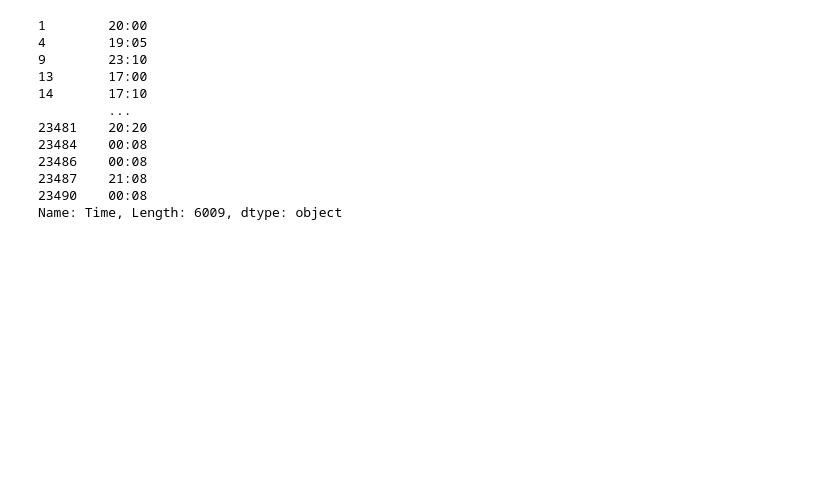
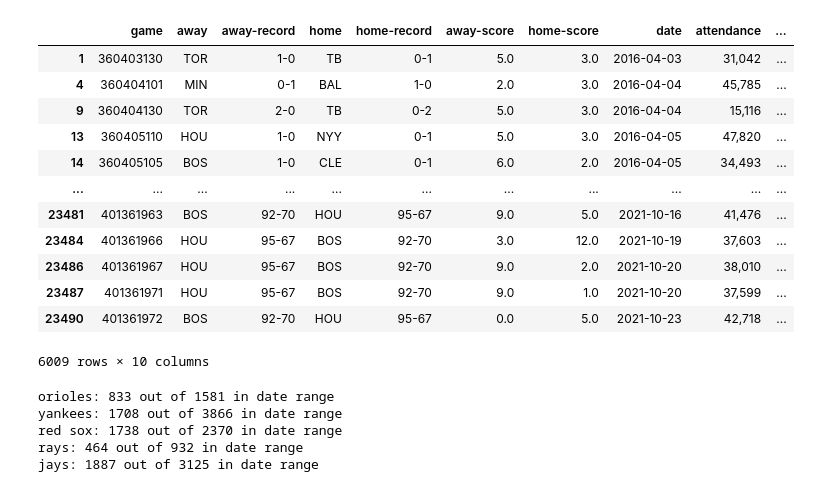
Before and after one commit to TenzinSommer/DSCI-125-HW-2, a Jupyter notebook: hw2_step1.ipynb, the cells around one changed output. Drawn from its saved outputs; the diff is of its cells as text; code cells hidden in the pictures; blank space fills up the shorter version.

```diff
--- a/hw2_step1.ipynb
+++ b/hw2_step1.ipynb
@@ -206,42 +255,50 @@ urls.clear()
 # %%
 gdf = pd.read_csv('games.csv')
 
-# Fix date format
-# gdf['Date'] = gdf['Date'].apply(lambda x: str.split(x,'T')[0])
-# gdf['Date']
+
 
 # Remove games with no AL East teams
 teamIDs = ['BOS','TOR','TB','NYY','BAL']
-gdf = gdf.loc[(gdf['home'].apply(lambda x: x in teamIDs) | \
-             gdf['away'].apply(lambda x: x in teamIDs))]
+gdf = gdf.loc[(
+    		gdf['home'].apply(lambda x: x in teamIDs) |
+            gdf['away'].apply(lambda x: x in teamIDs)
+            )]
 
 # Trim unnecessary columns
 gdf = gdf.drop(columns=gdf.columns[24:], axis=1)
 gdf = gdf.drop(columns=['Walks Issued - Away',
 					  'Walks Issued - Home',
 					  'Stolen Bases - Away',
 					  'Stolen Bases - Home',
 					  'Strikeouts Thrown - Away',
 					  'Strikeouts Thrown - Home',
 					  'Total Bases - Away',
 					  'Total Bases - Home',
 					  'Stadium',
-					  'Location'])
+					  'Location',
+                      'Odds',
+                      'O/U',
+                      'postseason info',
+                      'awayaway-record',
+                      'homehome-record'])
+
+gdf.columns = gdf.columns.str.lower()
+gdf['time'] = gdf['date'].str[11:16]
+gdf['date'] = gdf['date'].str[:10]
+
+
+display(gdf)
+# %% [output]
+|  | game | away | away-record | home | home-record | away-score | home-score | date | attendance | ... |
+| 1 | 360403130 | TOR | 1-0 | TB | 0-1 | 5.0 | 3.0 | 2016-04-03 | 31,042 | ... |
+| 4 | 360404101 | MIN | 0-1 | BAL | 1-0 | 2.0 | 3.0 | 2016-04-04 | 45,785 | ... |
+| 9 | 360404130 | TOR | 2-0 | TB | 0-2 | 5.0 | 3.0 | 2016-04-04 | 15,116 | ... |
+| 13 | 360405110 | HOU | 1-0 | NYY | 0-1 | 5.0 | 3.0 | 2016-04-05 | 47,820 | ... |
+| 14 | 360405105 | BOS | 1-0 | CLE | 0-1 | 6.0 | 2.0 | 2016-04-05 | 34,493 | ... |
+| ... | ... | ... | ... | ... | ... | ... | ... | ... | ... | ... |
+| 23481 | 401361963 | BOS | 92-70 | HOU | 95-67 | 9.0 | 5.0 | 2021-10-16 | 41,476 | ... |
+| 23484 | 401361966 | HOU | 95-67 | BOS | 92-70 | 3.0 | 12.0 | 2021-10-19 | 37,603 | ... |
+| 23486 | 401361967 | HOU | 95-67 | BOS | 92-70 | 9.0 | 2.0 | 2021-10-20 | 38,010 | ... |
+| 23487 | 401361971 | HOU | 95-67 | BOS | 92-70 | 9.0 | 1.0 | 2021-10-20 | 37,599 | ... |
+| 23490 | 401361972 | BOS | 92-70 | HOU | 95-67 | 0.0 | 5.0 | 2021-10-23 | 42,718 | ... |
+6009 rows × 10 columns
-# %%
-gdf['Time'] = gdf['Date']
-
-gdf['Time'] = gdf['Time'].str.slice(start=11, stop=16)
-gdf['Date'] = gdf['Date'].str.slice(start=0, stop=10)
-# %% [output]
-1        20:00
-4        19:05
-9        23:10
-13       17:00
-14       17:10
-         ...
-23481    20:20
-23484    00:08
-23486    00:08
-23487    21:08
-23490    00:08
-Name: Time, Length: 6009, dtype: object
@@ -247,0 +453,22 @@ Name: Time, Length: 6009, dtype: object
+# %%
+
+team_names = ['orioles', 'yankees', 'red sox', 'rays', 'jays']
+
+for i in range(5):
+    team_df = team_dfs[i]
+    length = len(team_df)
+    team_df, team_dict = gen_bow(team_df, 'text')
+    team_df['tokens'] = team_df['text'].apply(text2tokens)
+    # display(team_df)
+    # display(team_dict)
+
+    in_range = len(team_df.loc[(team_df['date'] <= '2021-10-23') &
+                          (team_df['date'] >= '2016-04-03')])
+
+    print(team_names[i]+':', in_range, 'out of', length, 'in date range')
+# %% [output]
+orioles: 833 out of 1581 in date range
+yankees: 1708 out of 3866 in date range
+red sox: 1738 out of 2370 in date range
+rays: 464 out of 932 in date range
+jays: 1887 out of 3125 in date range
```
Also changed, not shown: parts of 12 cells of this notebook, 8 other files.
